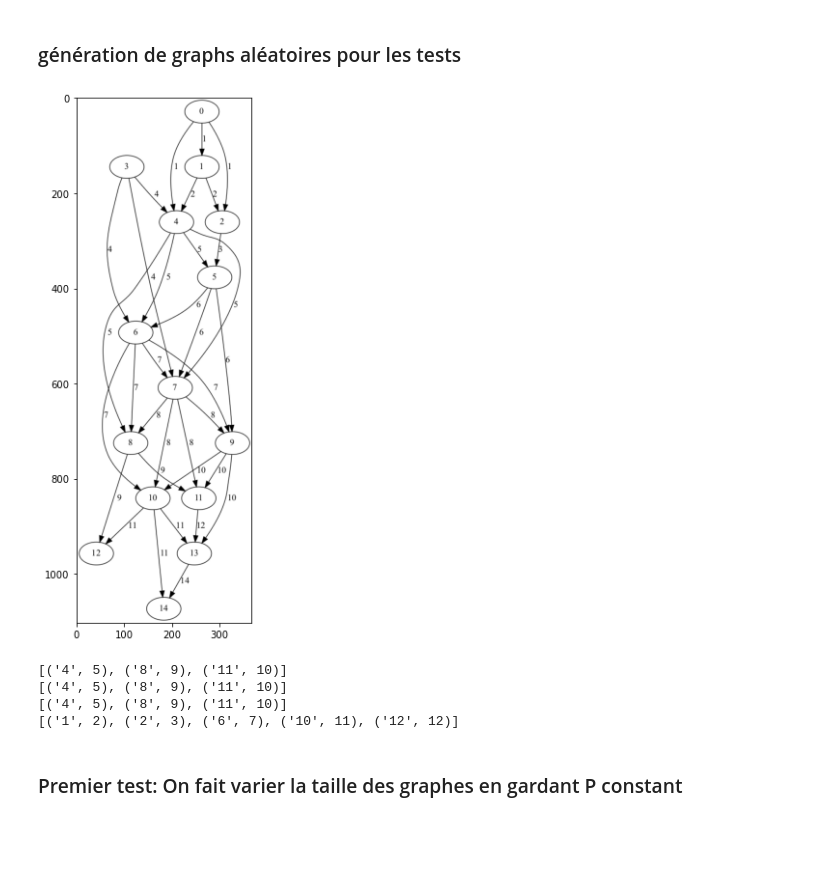
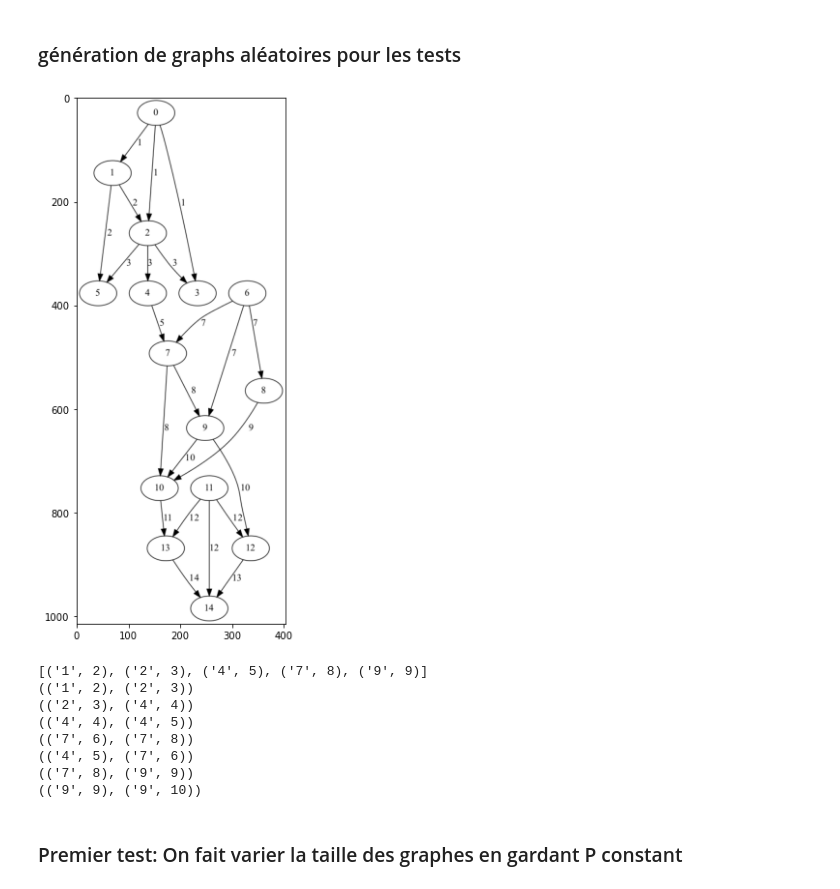
Before and after one commit to HugoRdet/MOGPL, a Jupyter notebook: RIFFAUD_HERNANDEZ.ipynb, the cells around one changed output. Cells and saved outputs as stored; diff of their text form; code cells hidden in the pictures; blank space fills up the shorter version.

```diff
--- a/RIFFAUD_HERNANDEZ.ipynb
+++ b/RIFFAUD_HERNANDEZ.ipynb
@@ -553,13 +553,15 @@ def chemin_le_plus_court_gurobi(g, start, end):
 
     m.optimize()
     res=[]
+
     if m.status == GRB.Status.OPTIMAL:
         #print('The final solution is:')
 
         for i, k in enumerate(g):
             for arc in g[k]:
                 if(x[i,s_to_i[(arc[0], arc[1])]].x > 0):
-                    res.append(str(k)+" "+str(arc))
+                    #res.append(str(k)+" "+str(arc))
+                    res.append((k,(arc[0],arc[1])))
                     #print(k, arc, x[i,s_to_i[(arc[0], arc[1])]].x)
     return res
 # %%
@@ -604,25 +606,28 @@ def create_graph(nb_sommets,p_arcs):
     #print("sommets créés : ",len(new_g),"arcs créés:",cpt_arcs)
     return len(new_g),cpt_arcs,new_g
 # %%
-cpt_sommets,cpt_arcs,g_tmp=create_graph(15,0.700)
+cpt_sommets,cpt_arcs,g_tmp=create_graph(15,0.300)
 new_g_tmp=transformaion_graphe(g_tmp)
 afficher_g(g_tmp)
 # %% [output]
-[figure, old version]
+[figure, new version]
-# %%
-chemin1=chemin_arrivee_plus_tot_pénalités(new_g_tmp,'4','11')
-chemin2=chemin_le_plus_tard(new_g_tmp,'4','11',1000)
-chemin3=chemin_le_plus_rapide(new_g_tmp,'4','11')
-chemin4=chemin_le_plus_court(new_g_tmp,'1','12')
-print(chemin1)
-print(chemin2)
-print(chemin3)
-print(chemin4)
-# %% [output]
-[('4', 5), ('8', 9), ('11', 10)]
-[('4', 5), ('8', 9), ('11', 10)]
-[('4', 5), ('8', 9), ('11', 10)]
-[('1', 2), ('2', 3), ('6', 7), ('10', 11), ('12', 12)]
+# %%
+a=str(1)
+b=str(9)
+chemin4=chemin_le_plus_court(new_g_tmp,a,b)
+print(chemin4)
+test_gurobi=chemin_le_plus_court_gurobi(new_g_tmp,a,b)
+for k in test_gurobi:
+    print(k)
+# %% [output]
+[('1', 2), ('2', 3), ('4', 5), ('7', 8), ('9', 9)]
+(('1', 2), ('2', 3))
+(('2', 3), ('4', 4))
+(('4', 4), ('4', 5))
+(('7', 6), ('7', 8))
+(('4', 5), ('7', 6))
+(('7', 8), ('9', 9))
+(('9', 9), ('9', 10))
 # %% [markdown]
 ### Premier test: On fait varier la taille des graphes en gardant P constant
 # %%
```
Also changed, not shown: parts of 9 cells of this notebook, 7 other files.
